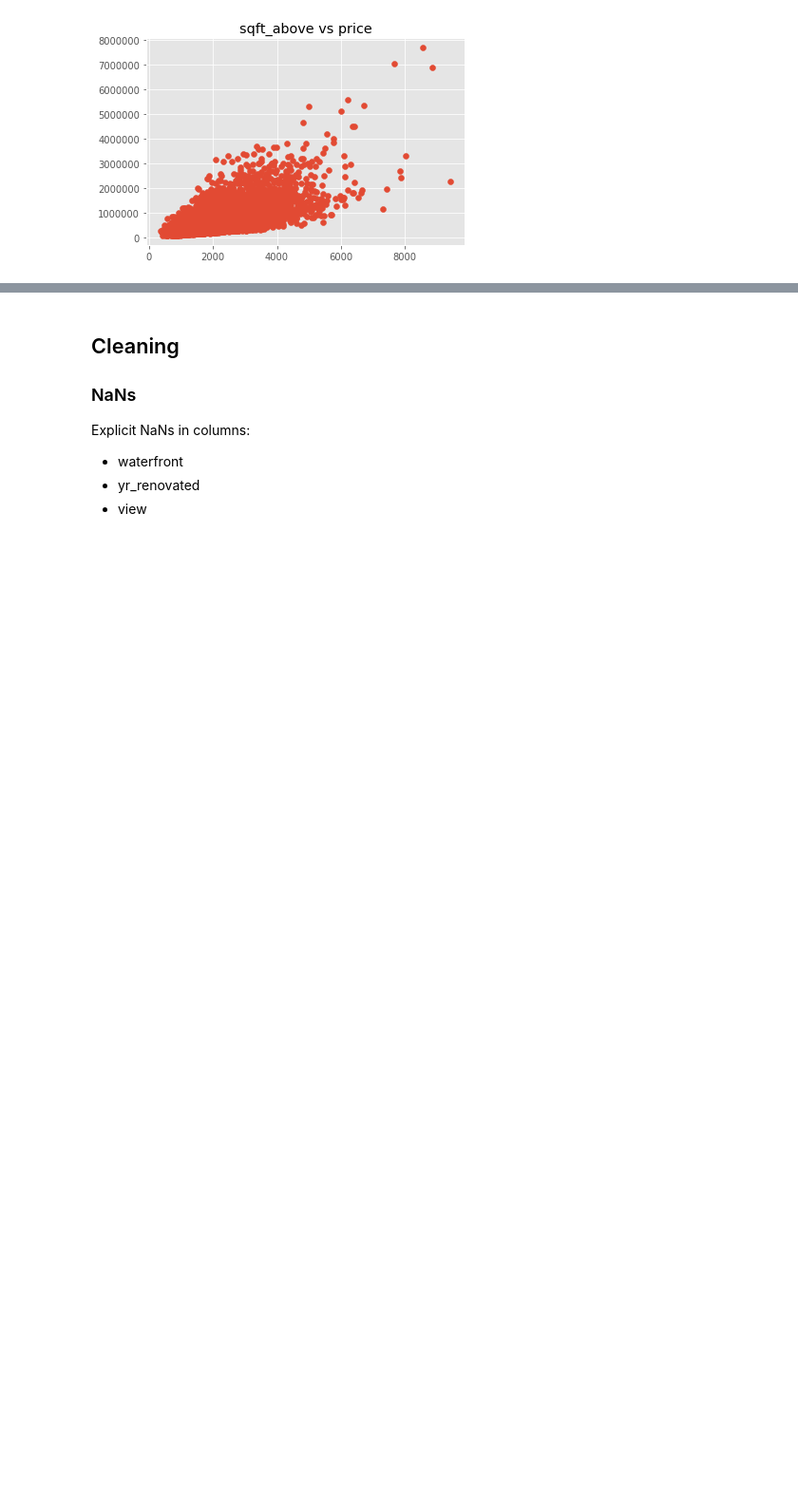
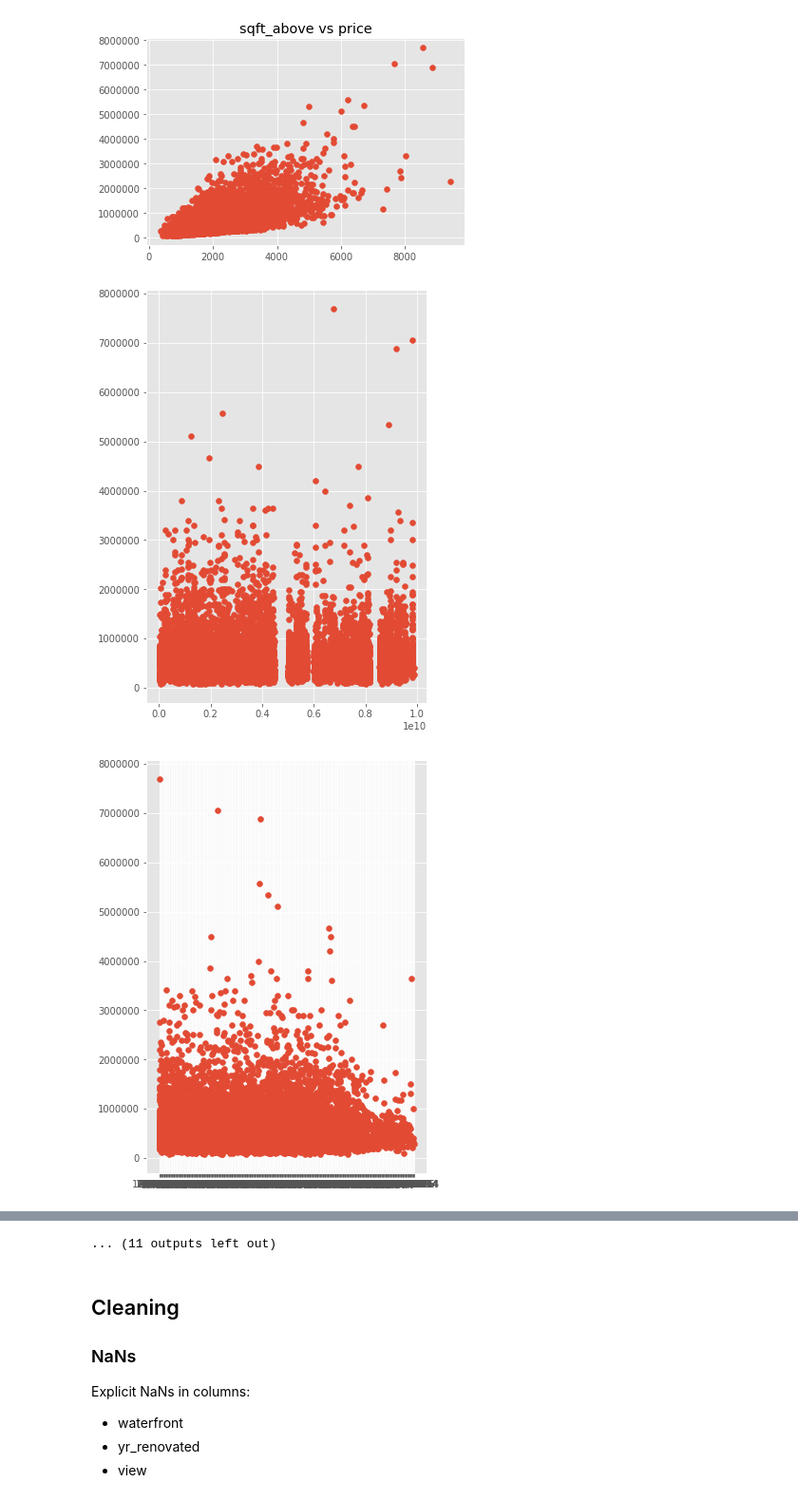
Before and after one commit to npeirson/dsc-v2-mod1-final-project-online-ds-sp-000, a Jupyter notebook: Project Notebook.ipynb, the cells around one changed output, grey strips where cells are left out. Shown at 95% size. Drawn from its saved outputs; the diff is of its cells as text; code cells hidden in the pictures; blank space fills up the shorter version.

```diff
--- a/Project Notebook.ipynb
+++ b/Project Notebook.ipynb
@@ -74,3 +74,11 @@ plt.scatter(data['sqft_above'],data['price'])
 plt.title('sqft_above vs price');
 # %% [output]
 [figure]
+# %%
+for col in data.columns:
+    plt.figure(figsize=(18,8))
+    plt.subplot(1,3,1)
+    plt.scatter(data[col],data['price'])
+# %% [output]
+[figure, added]
+[figure, added]
@@ -77,3 +95,4 @@ plt.title('sqft_above vs price');
+... (11 outputs left out)
 # %% [markdown]
 ## Cleaning
 
```
Also changed, not shown: parts of 19 cells of this notebook, 24 other files.
